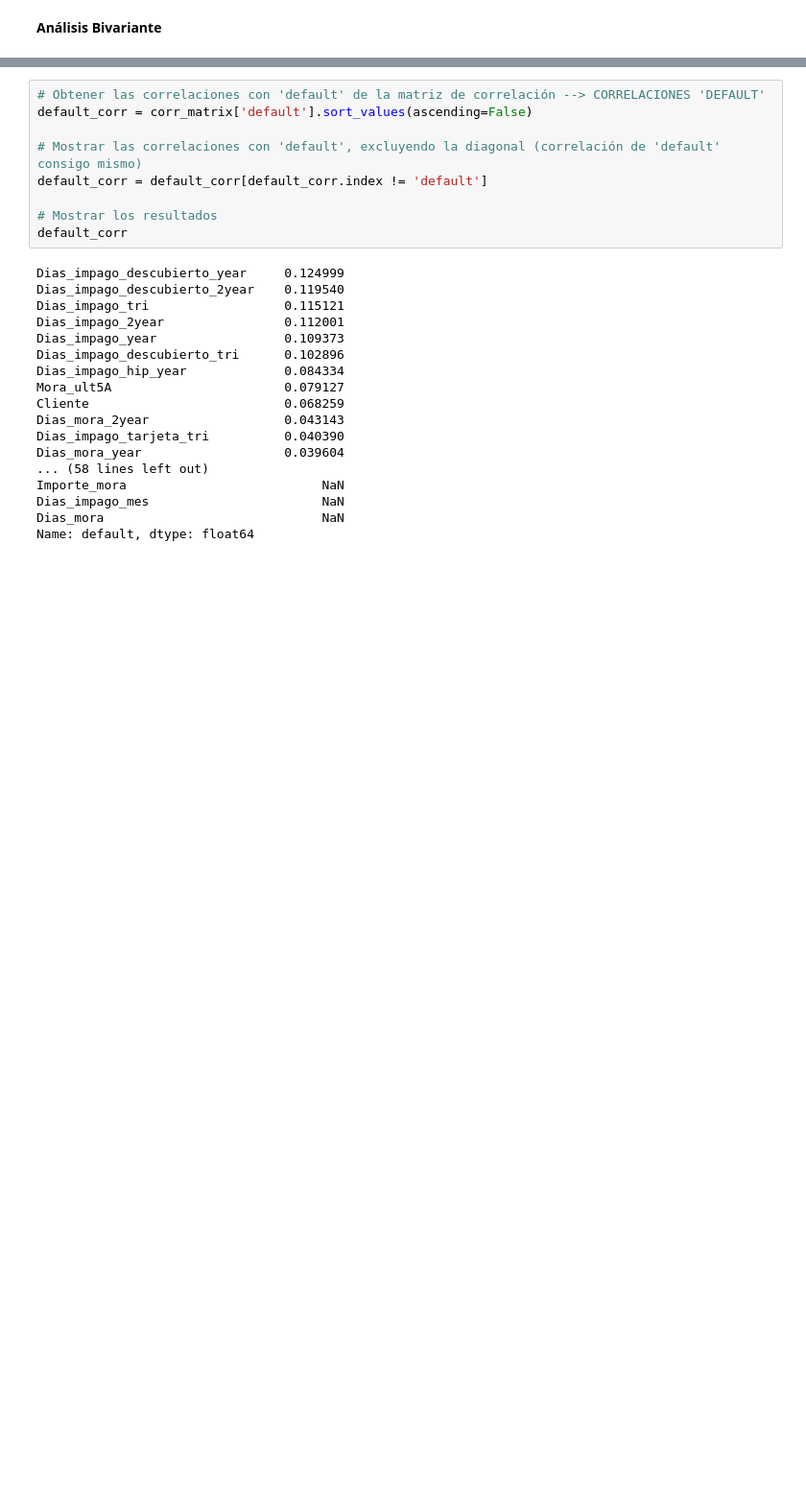
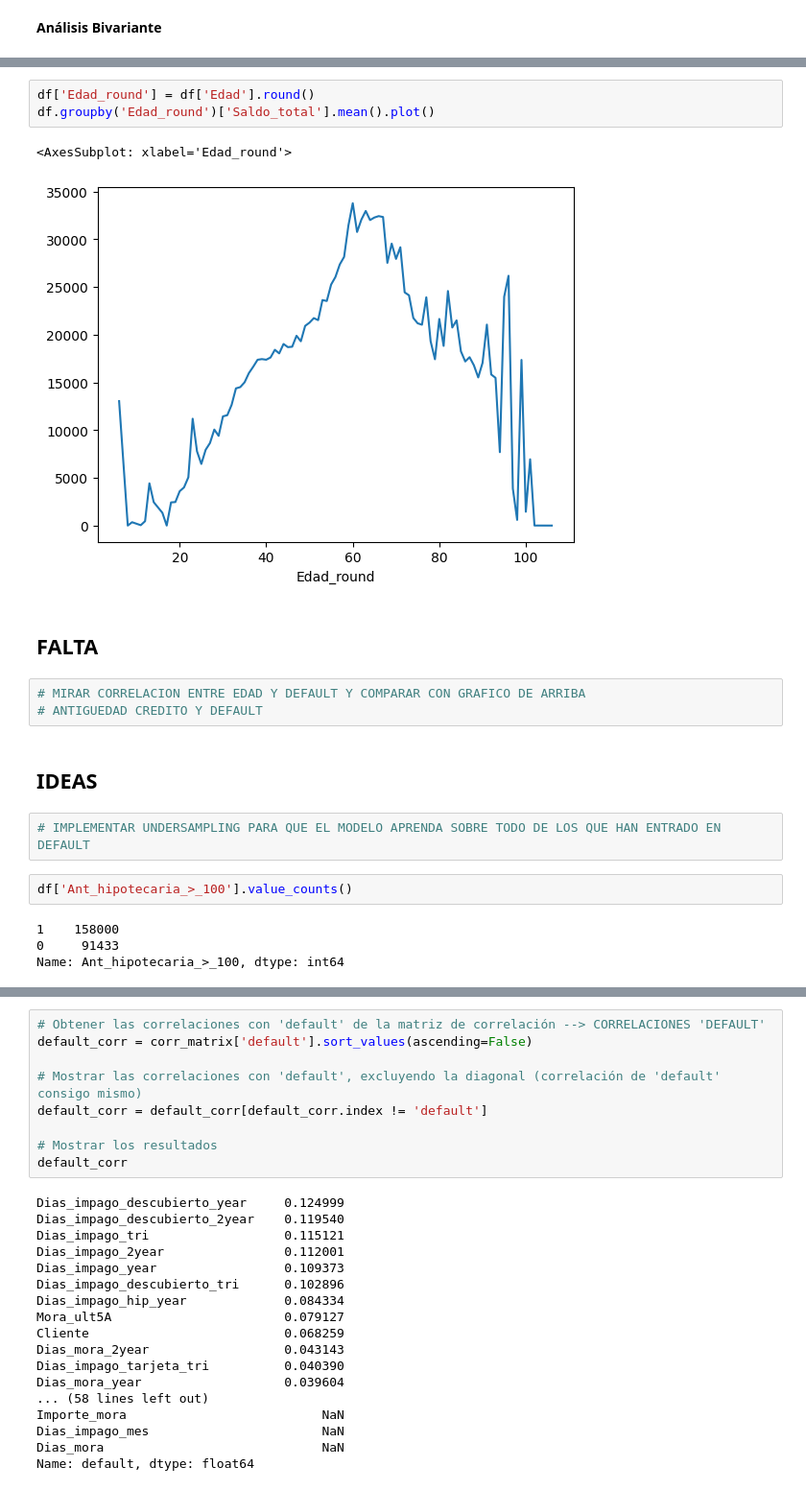
Before and after one commit to martamateosgon/Finanzas_MS, a Jupyter notebook: analisis_marta_nagore.ipynb, the cells around one changed output, grey strips where cells are left out. Shown at 96% size. Cells and saved outputs as stored; diff of their text form; blank space fills up the shorter version.

```diff
--- a/analisis_marta_nagore.ipynb
+++ b/analisis_marta_nagore.ipynb
@@ -216,0 +262,21 @@ filtered_corr_matrix.sort_values(by='Correlacion', ascending=False).reset_index(
+# %%
+df['Edad_round'] = df['Edad'].round()
+df.groupby('Edad_round')['Saldo_total'].mean().plot()
+# %% [output]
+<AxesSubplot: xlabel='Edad_round'>
+[figure, added]
+# %% [markdown]
+## **FALTA**
+# %%
+# MIRAR CORRELACION ENTRE EDAD Y DEFAULT Y COMPARAR CON GRAFICO DE ARRIBA
+# ANTIGUEDAD CREDITO Y DEFAULT
+# %% [markdown]
+## **IDEAS**
+# %%
+# IMPLEMENTAR UNDERSAMPLING PARA QUE EL MODELO APRENDA SOBRE TODO DE LOS QUE HAN ENTRADO EN DEFAULT
+# %%
+df['Ant_hipotecaria_>_100'].value_counts()
+# %% [output]
+1    158000
+0     91433
+Name: Ant_hipotecaria_>_100, dtype: int64
```
Also changed, not shown: parts of 17 cells of this notebook.
